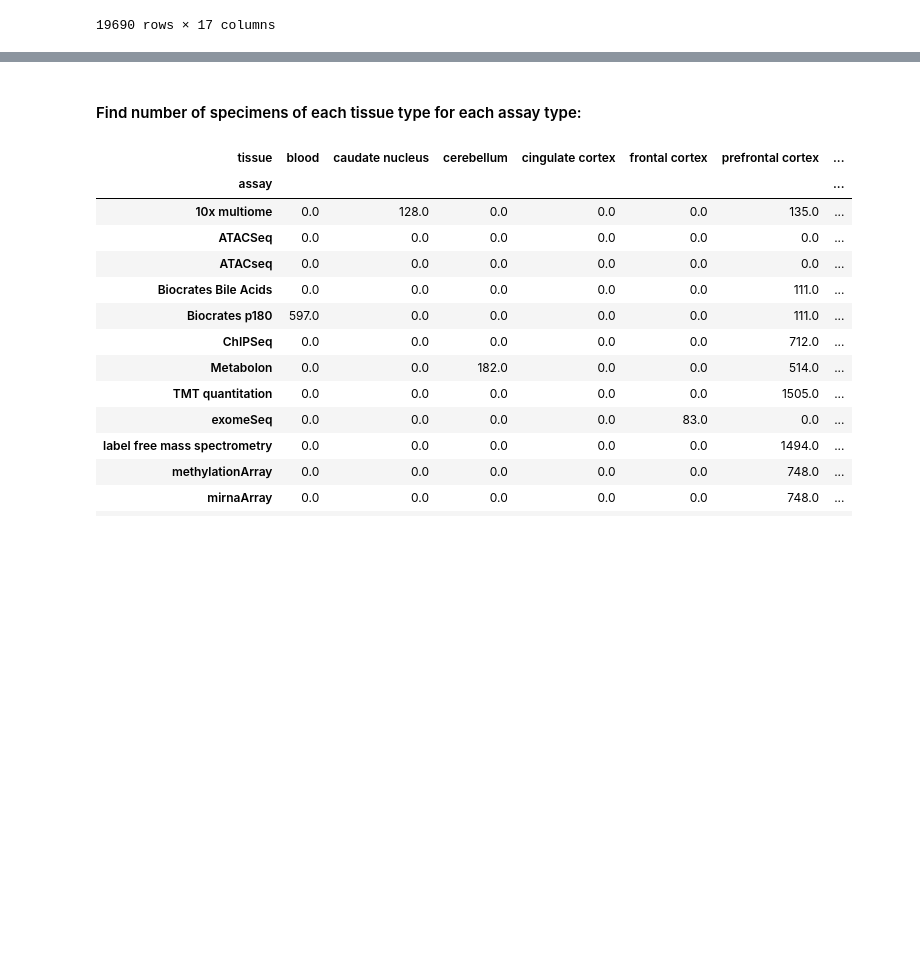
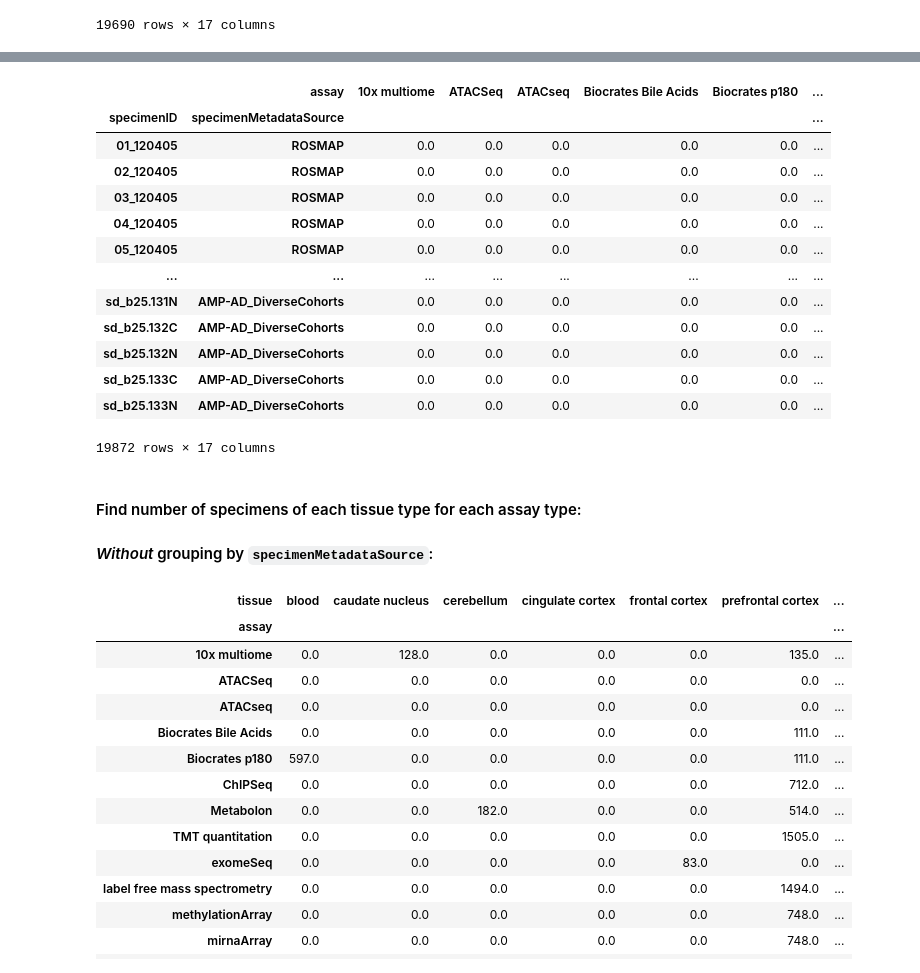
Before and after one commit to avanlinden/AMP-AD-Data-Wrangling-VB, a Jupyter notebook: 04_2024_AMP-AD_1_2_Analytics.ipynb, the cells around one changed output, grey strips where cells are left out. Saved outputs shown, nothing was run; the diff lists cells and outputs as text; code cells hidden in the pictures; blank space fills up the shorter version.

```diff
--- a/04_2024_AMP-AD_1_2_Analytics.ipynb
+++ b/04_2024_AMP-AD_1_2_Analytics.ipynb
@@ -79,5 +85,25 @@ unique_specs_per_assay_piv_2
+# %%
+unique_specs_per_assay_by_source_piv = mega_bio.groupby(['specimenID', 'assay', 'specimenMetadataSource']).size().unstack('assay', fill_value=0.0)
+unique_specs_per_assay_by_source_piv
+# %% [output]
+|  | assay | 10x multiome | ATACSeq | ATACseq | Biocrates Bile Acids | Biocrates p180 | ... |
+| specimenID | specimenMetadataSource |  |  |  |  |  | ... |
+| 01_120405 | ROSMAP | 0.0 | 0.0 | 0.0 | 0.0 | 0.0 | ... |
+| 02_120405 | ROSMAP | 0.0 | 0.0 | 0.0 | 0.0 | 0.0 | ... |
+| 03_120405 | ROSMAP | 0.0 | 0.0 | 0.0 | 0.0 | 0.0 | ... |
+| 04_120405 | ROSMAP | 0.0 | 0.0 | 0.0 | 0.0 | 0.0 | ... |
+| 05_120405 | ROSMAP | 0.0 | 0.0 | 0.0 | 0.0 | 0.0 | ... |
+| ... | ... | ... | ... | ... | ... | ... | ... |
+| sd_b25.131N | AMP-AD_DiverseCohorts | 0.0 | 0.0 | 0.0 | 0.0 | 0.0 | ... |
+| sd_b25.132C | AMP-AD_DiverseCohorts | 0.0 | 0.0 | 0.0 | 0.0 | 0.0 | ... |
+| sd_b25.132N | AMP-AD_DiverseCohorts | 0.0 | 0.0 | 0.0 | 0.0 | 0.0 | ... |
+| sd_b25.133C | AMP-AD_DiverseCohorts | 0.0 | 0.0 | 0.0 | 0.0 | 0.0 | ... |
+| sd_b25.133N | AMP-AD_DiverseCohorts | 0.0 | 0.0 | 0.0 | 0.0 | 0.0 | ... |
+19872 rows × 17 columns
 # %% [markdown]
 #### Find number of specimens of each tissue type for each assay type:
+
+#### *Without* grouping by `specimenMetadataSource`:
 # %%
 unique_specs_per_assay_and_tissue = mega_bio.groupby(['assay', 'specimenID', 'tissue'])['specimenID'].count()
 unique_specs_per_assay_and_tissue_piv = mega_bio.groupby(['assay', 'tissue'])['specimenID'].count().unstack('tissue', fill_value=0.0)
```
Also changed, not shown: parts of 12 cells of this notebook.
